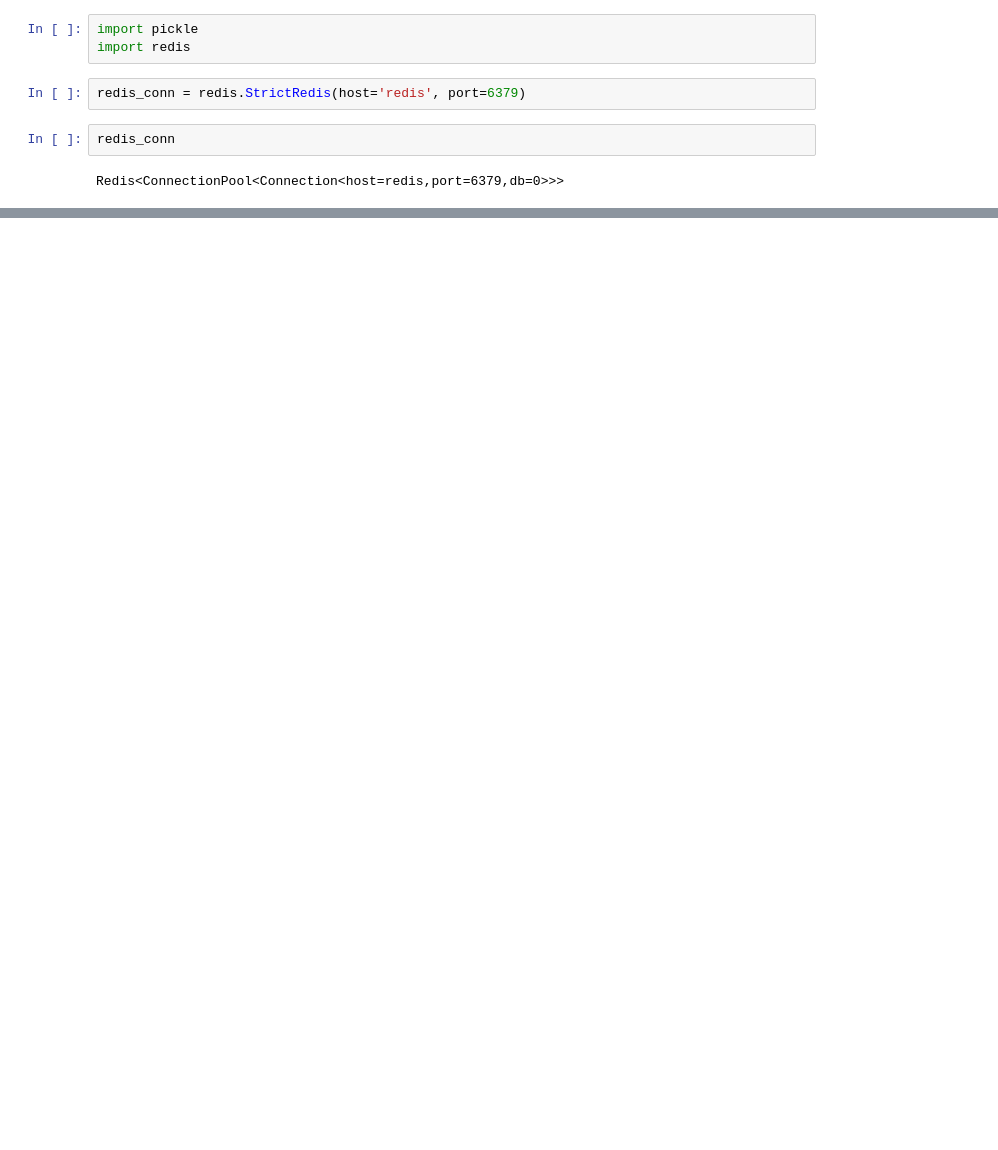
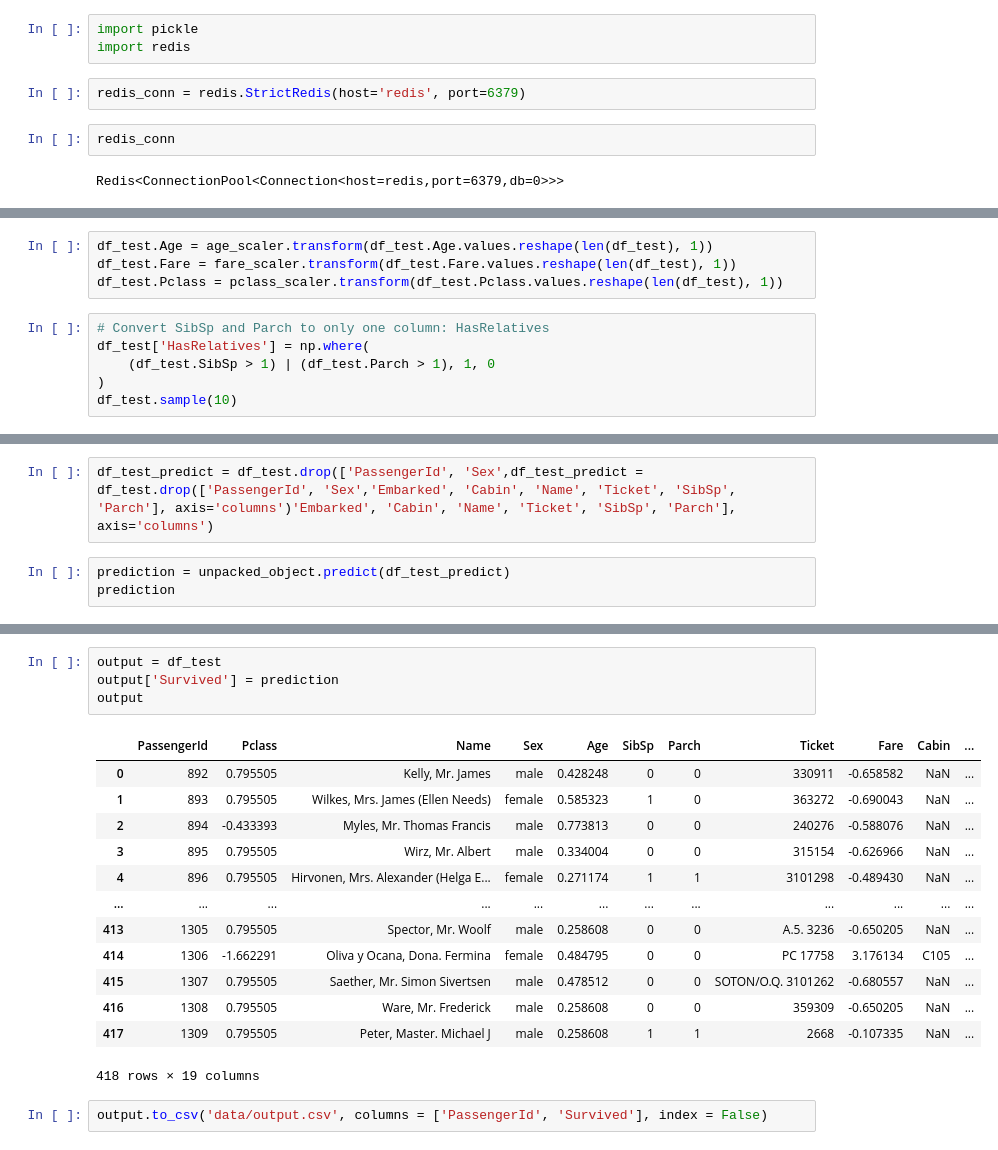
Before and after one commit to izabellapoliv/my_datascience-notebook, a Jupyter notebook: jupyterlab/work/titanic_challenge/create_model.ipynb, the cells around one changed output, grey strips where cells are left out. Cells and saved outputs as stored; diff of their text form; blank space fills up the shorter version.

Commit message:
Finished first try at predicting survival rates in the titanic challenge on kaggle. Score obtained: 0.35885 :(

```diff
--- a/jupyterlab/work/titanic_challenge/create_model.ipynb
+++ b/jupyterlab/work/titanic_challenge/create_model.ipynb
@@ -408,0 +511,10 @@ unpacked_object
+# %%
+df_test.Age = age_scaler.transform(df_test.Age.values.reshape(len(df_test), 1))
+df_test.Fare = fare_scaler.transform(df_test.Fare.values.reshape(len(df_test), 1))
+df_test.Pclass = pclass_scaler.transform(df_test.Pclass.values.reshape(len(df_test), 1))
+# %%
+# Convert SibSp and Parch to only one column: HasRelatives
+df_test['HasRelatives'] = np.where(
+    (df_test.SibSp > 1) | (df_test.Parch > 1), 1, 0
+)
+df_test.sample(10)
@@ -408,0 +533,5 @@ unpacked_object
+# %%
+df_test_predict = df_test.drop(['PassengerId', 'Sex',df_test_predict = df_test.drop(['PassengerId', 'Sex','Embarked', 'Cabin', 'Name', 'Ticket', 'SibSp', 'Parch'], axis='columns')'Embarked', 'Cabin', 'Name', 'Ticket', 'SibSp', 'Parch'], axis='columns')
+# %%
+prediction = unpacked_object.predict(df_test_predict)
+prediction
@@ -408,0 +561,20 @@ unpacked_object
+# %%
+output = df_test
+output['Survived'] = prediction
+output
+# %% [output]
+|  | PassengerId | Pclass | Name | Sex | Age | SibSp | Parch | Ticket | Fare | Cabin | ... |
+| 0 | 892 | 0.795505 | Kelly, Mr. James | male | 0.428248 | 0 | 0 | 330911 | -0.658582 | NaN | ... |
+| 1 | 893 | 0.795505 | Wilkes, Mrs. James (Ellen Needs) | female | 0.585323 | 1 | 0 | 363272 | -0.690043 | NaN | ... |
+| 2 | 894 | -0.433393 | Myles, Mr. Thomas Francis | male | 0.773813 | 0 | 0 | 240276 | -0.588076 | NaN | ... |
+| 3 | 895 | 0.795505 | Wirz, Mr. Albert | male | 0.334004 | 0 | 0 | 315154 | -0.626966 | NaN | ... |
+| 4 | 896 | 0.795505 | Hirvonen, Mrs. Alexander (Helga E... | female | 0.271174 | 1 | 1 | 3101298 | -0.489430 | NaN | ... |
+| ... | ... | ... | ... | ... | ... | ... | ... | ... | ... | ... | ... |
+| 413 | 1305 | 0.795505 | Spector, Mr. Woolf | male | 0.258608 | 0 | 0 | A.5. 3236 | -0.650205 | NaN | ... |
+| 414 | 1306 | -1.662291 | Oliva y Ocana, Dona. Fermina | female | 0.484795 | 0 | 0 | PC 17758 | 3.176134 | C105 | ... |
+| 415 | 1307 | 0.795505 | Saether, Mr. Simon Sivertsen | male | 0.478512 | 0 | 0 | SOTON/O.Q. 3101262 | -0.680557 | NaN | ... |
+| 416 | 1308 | 0.795505 | Ware, Mr. Frederick | male | 0.258608 | 0 | 0 | 359309 | -0.650205 | NaN | ... |
+| 417 | 1309 | 0.795505 | Peter, Master. Michael J | male | 0.258608 | 1 | 1 | 2668 | -0.107335 | NaN | ... |
+418 rows × 19 columns
+# %%
+output.to_csv('data/output.csv', columns = ['PassengerId', 'Survived'], index = False)
```
Also changed, not shown: parts of 30 cells of this notebook, 3 other files.
